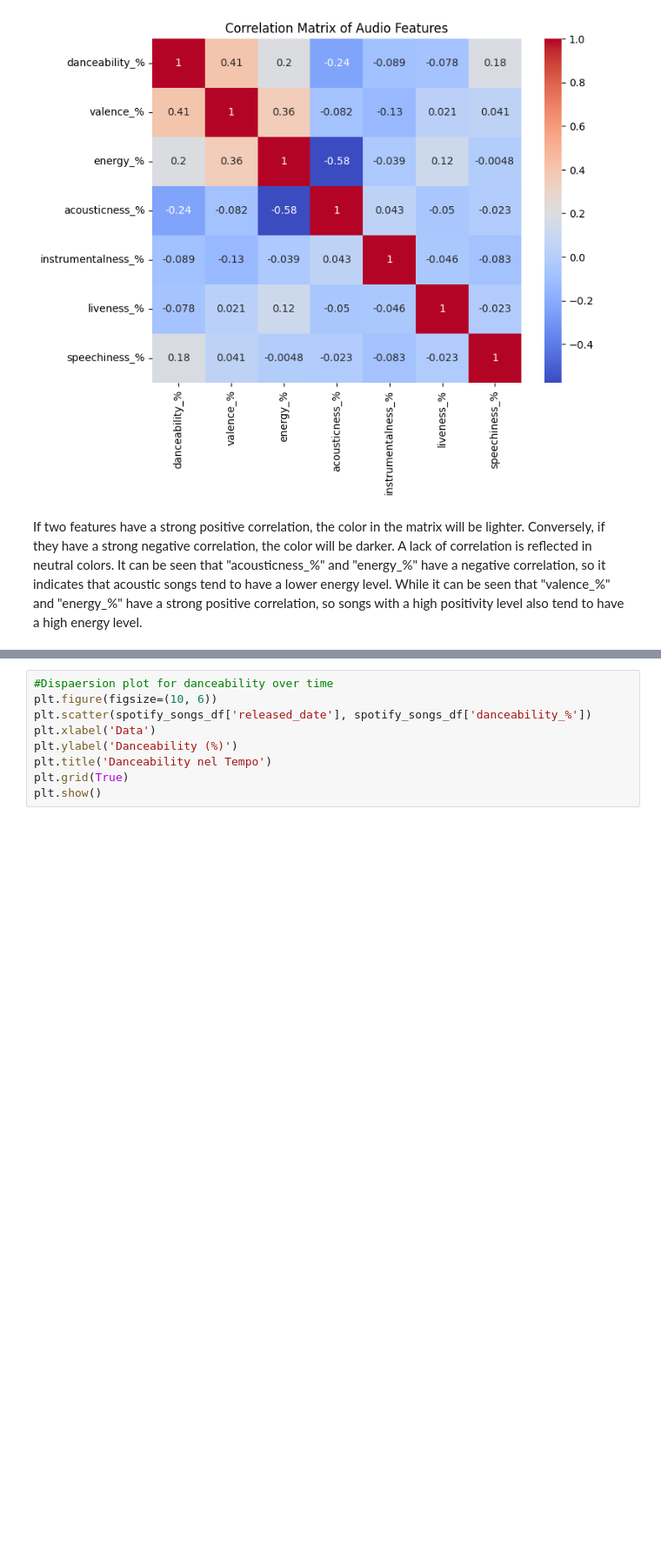
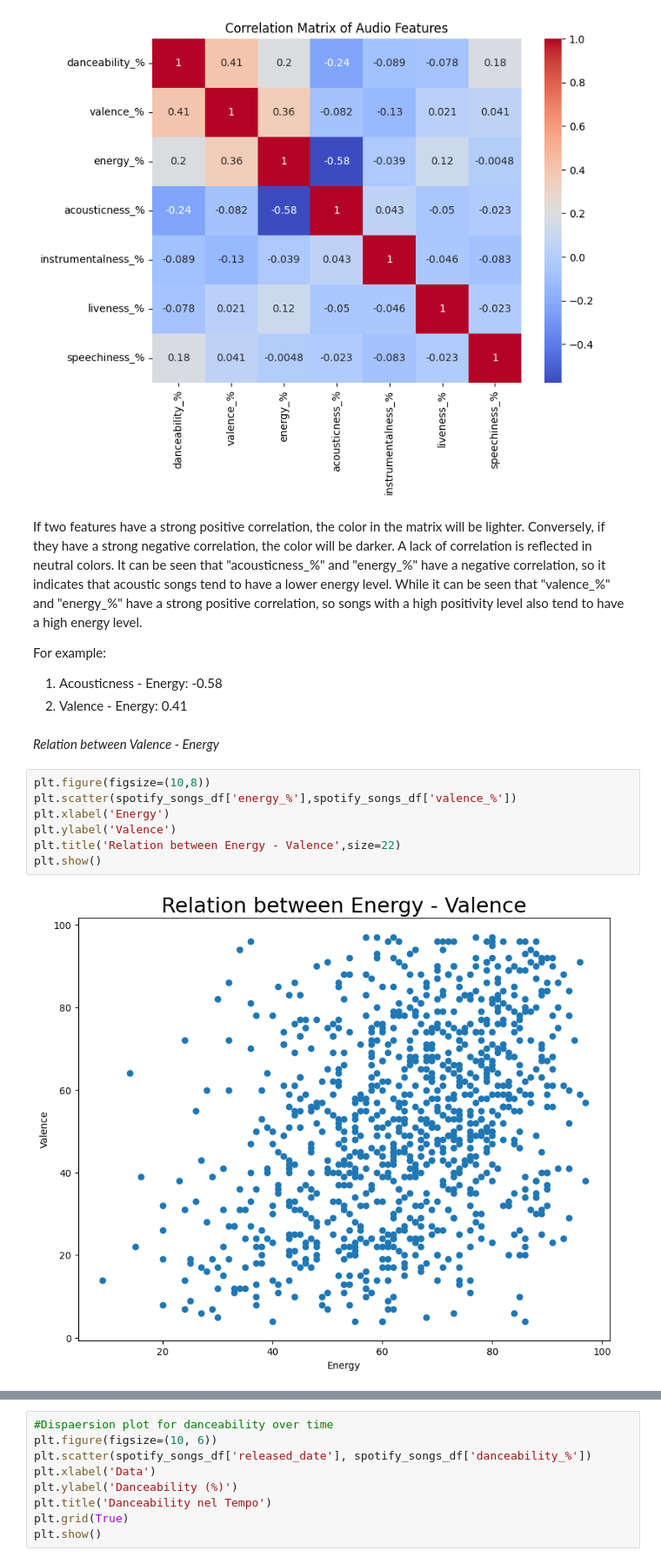
Before and after one commit to IsabellaPodavini/top_spotify_songs_2023, a Jupyter notebook: project.ipynb, the cells around one changed output, grey strips where cells are left out. Shown at 87% size. Saved outputs shown, nothing was run; the diff lists cells and outputs as text; blank space fills up the shorter version.

```diff
--- a/project.ipynb
+++ b/project.ipynb
@@ -653,3 +661,18 @@ plt.show()
 If two features have a strong positive correlation, the color in the matrix will be lighter. Conversely, if they have a strong negative correlation, the color will be darker. A lack of correlation is reflected in neutral colors.
 It can be seen that "acousticness_%" and "energy_%" have a negative correlation, so it indicates that acoustic songs tend to have a lower energy level.
 While it can be seen that "valence_%" and "energy_%" have a strong positive correlation, so songs with a high positivity level also tend to have a high energy level.
+
+For example:
+1. Acousticness - Energy: -0.58
+2. Valence - Energy: 0.41
+# %% [markdown]
+*Relation between Valence - Energy*
+# %%
+plt.figure(figsize=(10,8))
+plt.scatter(spotify_songs_df['energy_%'],spotify_songs_df['valence_%'])
+plt.xlabel('Energy')
+plt.ylabel('Valence')
+plt.title('Relation between Energy - Valence',size=22)
+plt.show()
+# %% [output]
+[figure, added]
```
Also changed, not shown: parts of 24 cells of this notebook, 1 other file.
